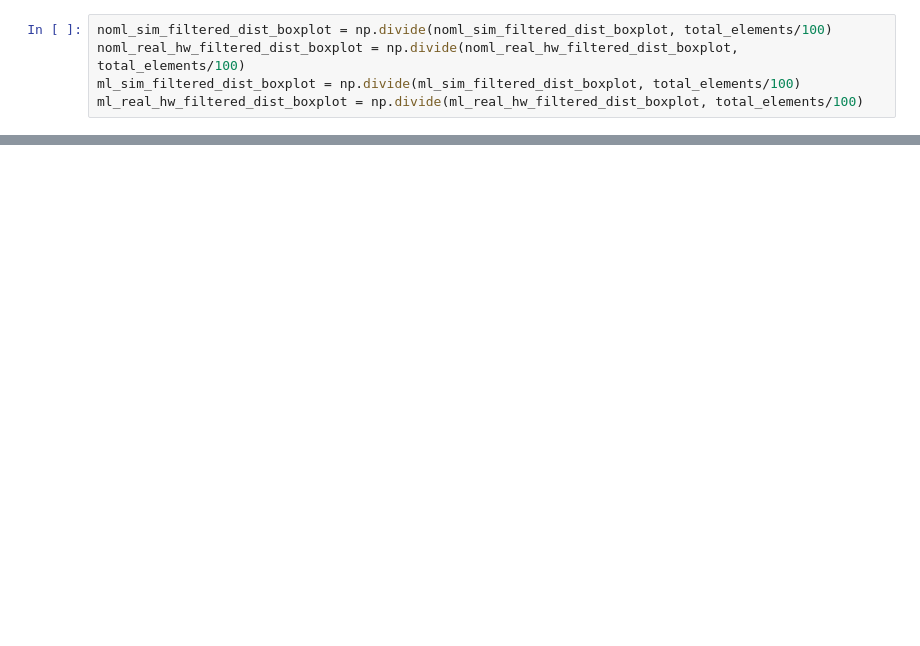
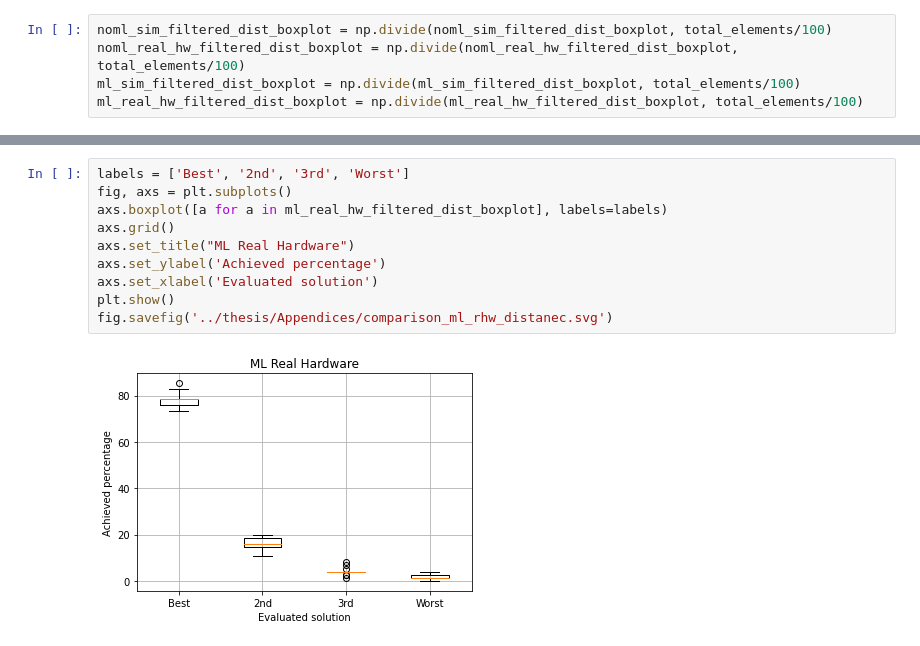
Before and after one commit to RicardoMonteiroSimoes/Quantum-Machine-Learning, a Jupyter notebook: code/circuit_to_latex.ipynb, the cells around one changed output, grey strips where cells are left out. Drawn from its saved outputs; the diff is of its cells as text; blank space fills up the shorter version.

```diff
--- a/code/circuit_to_latex.ipynb
+++ b/code/circuit_to_latex.ipynb
@@ -535,0 +550,12 @@ fig.savefig('../thesis/Appendices/comparison_ml_sim_rhw_distanec.svg')
+# %%
+labels = ['Best', '2nd', '3rd', 'Worst']
+fig, axs = plt.subplots()
+axs.boxplot([a for a in ml_real_hw_filtered_dist_boxplot], labels=labels)
+axs.grid()
+axs.set_title("ML Real Hardware")
+axs.set_ylabel('Achieved percentage')
+axs.set_xlabel('Evaluated solution')
+plt.show()
+fig.savefig('../thesis/Appendices/comparison_ml_rhw_distanec.svg')
+# %% [output]
+[figure, added]
```
Also changed, not shown: parts of 24 cells of this notebook, 2 other files.
